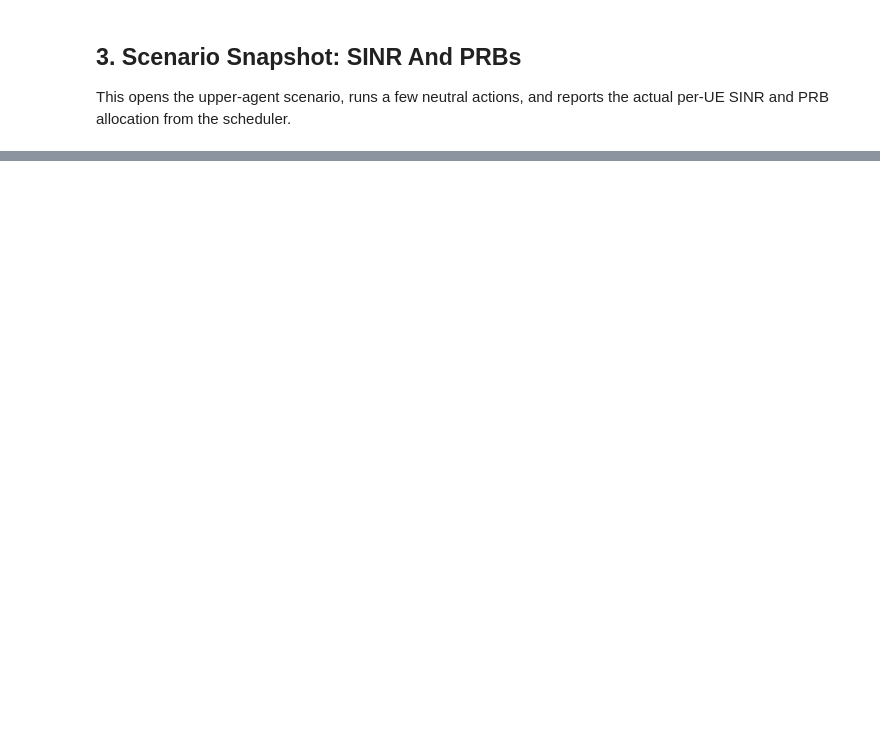
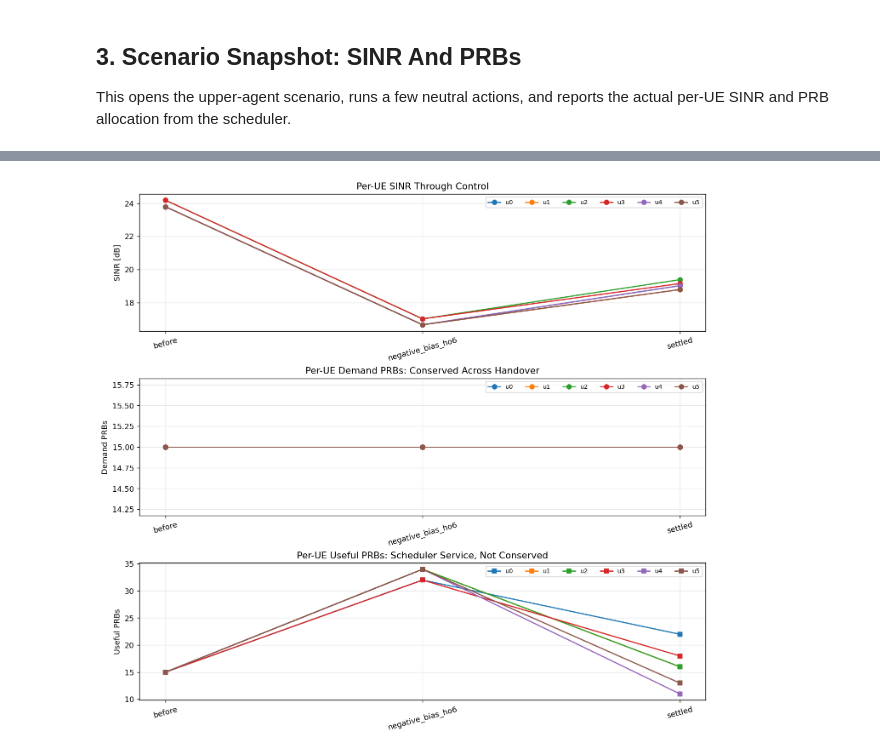
Before and after one commit to oussamaF01/Offset_HRL, a Jupyter notebook: notebooks/new_sinr_prb_radio_budget_check.ipynb, the cells around one changed output, grey strips where cells are left out. Drawn from its saved outputs; the diff is of its cells as text; code cells hidden in the pictures; blank space fills up the shorter version.

```diff
--- a/notebooks/new_sinr_prb_radio_budget_check.ipynb
+++ b/notebooks/new_sinr_prb_radio_budget_check.ipynb
@@ -366,18 +522,30 @@ plt.show()
 # %%
-fig, axes = plt.subplots(2, 1, figsize=(11, 7), sharex=True, constrained_layout=True)
+fig, axes = plt.subplots(3, 1, figsize=(11, 10), sharex=False, constrained_layout=True)
+tag_order = list(per_ue.sort_values('control_step')['tag'].drop_duplicates())
+
 for ue_id, group in per_ue.groupby('ue_id'):
     group = group.sort_values('control_step')
     axes[0].plot(group['tag'], group['sinr_db'], marker='o', label=f'u{ue_id}')
-    axes[1].plot(group['tag'], group['useful_prbs'], marker='s', label=f'u{ue_id}')
+    axes[1].plot(group['tag'], group['demand_prbs'], marker='o', label=f'u{ue_id}')
+    axes[2].plot(group['tag'], group['useful_prbs'], marker='s', label=f'u{ue_id}')
 
 axes[0].set_ylabel('SINR [dB]')
 axes[0].set_title('Per-UE SINR Through Control')
 axes[0].grid(True, alpha=0.3)
 axes[0].legend(ncol=6, fontsize=8)
 
-axes[1].set_ylabel('Useful PRBs')
-axes[1].set_title('Per-UE Useful PRBs Through Control')
+axes[1].set_ylabel('Demand PRBs')
+axes[1].set_title('Per-UE Demand PRBs: Conserved Across Handover')
 axes[1].grid(True, alpha=0.3)
 axes[1].legend(ncol=6, fontsize=8)
-plt.xticks(rotation=15)
+
+axes[2].set_ylabel('Useful PRBs')
+axes[2].set_title('Per-UE Useful PRBs: Scheduler Service, Not Conserved')
+axes[2].grid(True, alpha=0.3)
+axes[2].legend(ncol=6, fontsize=8)
+for ax in axes:
+    ax.set_xticks(range(len(tag_order)))
+    ax.set_xticklabels(tag_order, rotation=15)
 plt.show()
+# %% [output]
+[figure, added]
```
Also changed, not shown: parts of 15 cells of this notebook, 30 other files.
